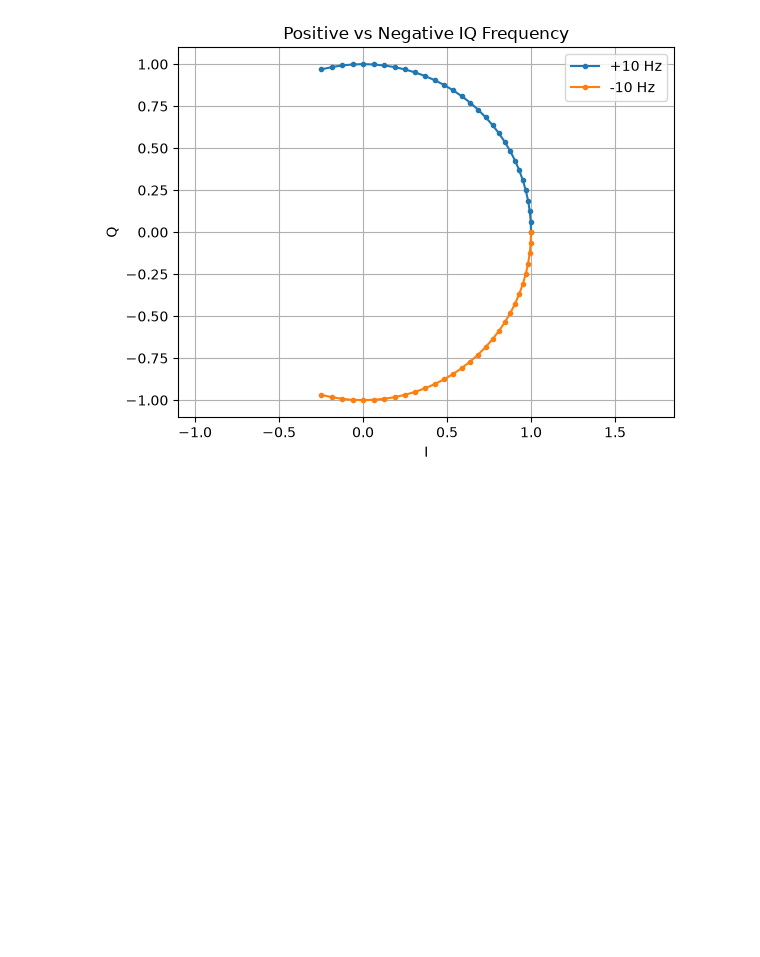
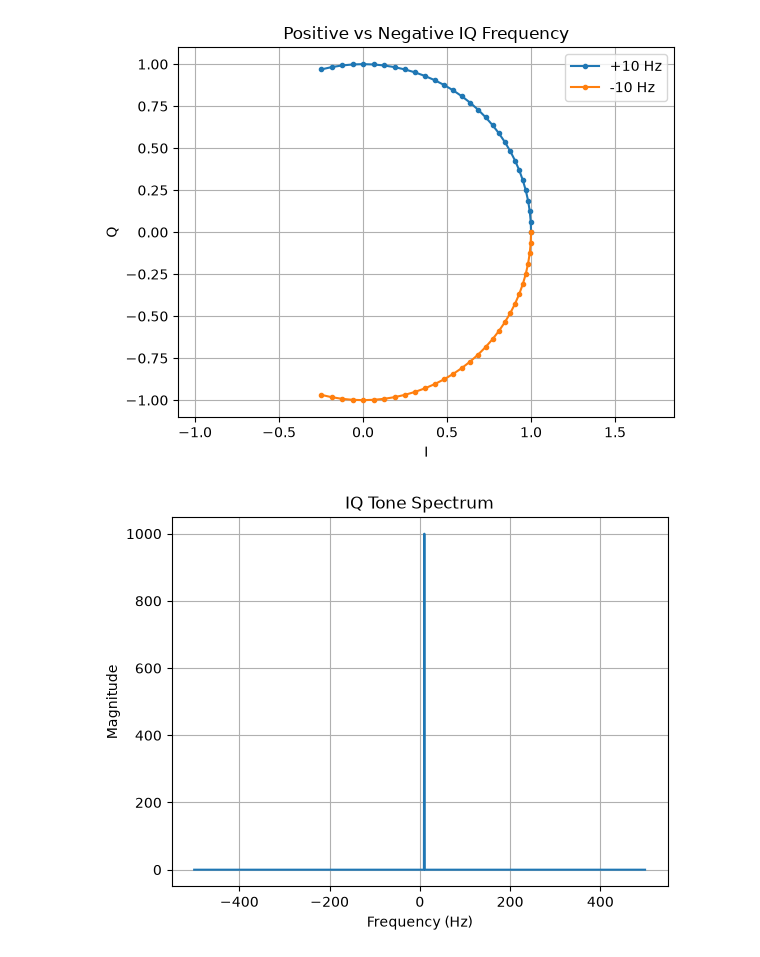
Before and after one commit to Andro-HM/IQWAV, a Jupyter notebook: notebooks/learning/01_tone_generation.ipynb, the cells around one changed output. Cells and saved outputs as stored; diff of their text form; code cells hidden in the pictures; blank space fills up the shorter version.

Commit message:
Add FFT magnitude spectrum utility

```diff
--- a/notebooks/learning/01_tone_generation.ipynb
+++ b/notebooks/learning/01_tone_generation.ipynb
@@ -103,3 +103,16 @@ plt.grid()
 plt.show()
 # %% [output]
 [figure]
+# %%
+from iqwav.dsp import magnitude_spectrum
+
+freqs, mag = magnitude_spectrum(iq, fs)
+
+plt.plot(freqs, mag)
+plt.xlabel("Frequency (Hz)")
+plt.ylabel("Magnitude")
+plt.title("IQ Tone Spectrum")
+plt.grid()
+plt.show()
+# %% [output]
+[figure, added]
```
Also changed, not shown: parts of 1 cell of this notebook, 4 other files.
